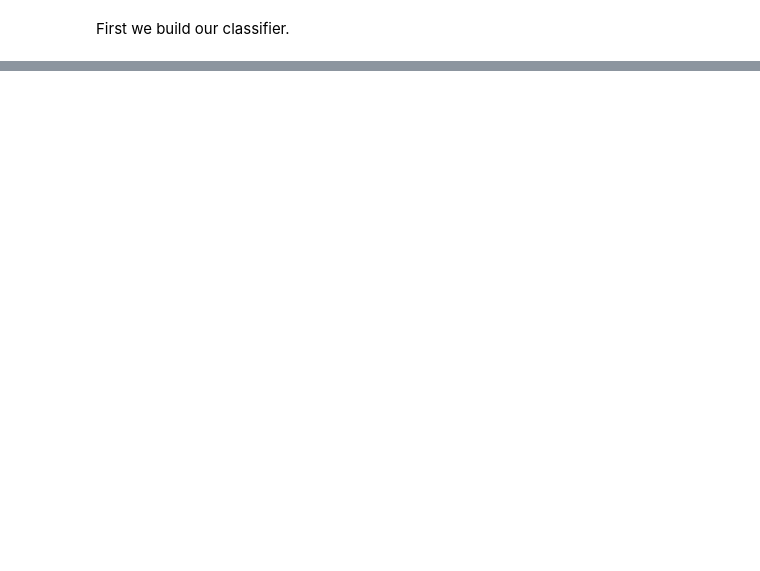
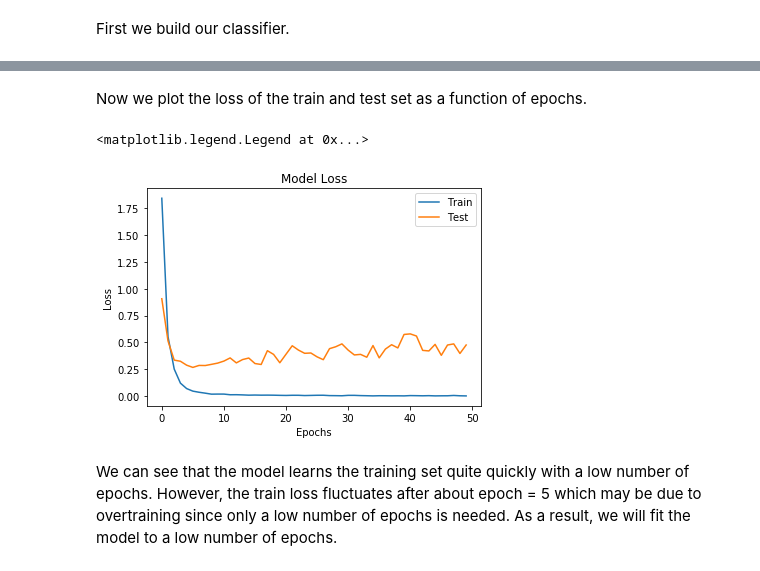
Before and after one commit to psohn/ASL_CNN, a Jupyter notebook: asl_classification_cnn.ipynb, the cells around one changed output, grey strips where cells are left out. Saved outputs shown, nothing was run; the diff lists cells and outputs as text; code cells hidden in the pictures; blank space fills up the shorter version.

```diff
--- a/asl_classification_cnn.ipynb
+++ b/asl_classification_cnn.ipynb
@@ -150,0 +160,4 @@ Now we can use the classifier in a cross validation.
+# %%
+### fitting a model ###
+
+history = classifier.fit(df_train_X, train_y, validation_data = (df_test_X, test_y))
@@ -150,0 +182,16 @@ Now we can use the classifier in a cross validation.
+# %% [markdown]
+Now we plot the loss of the train and test set as a function of epochs.
+# %%
+### plotting loss ###
+
+plt.plot(history.history['loss'])
+plt.plot(history.history['val_loss'])
+plt.title('Model Loss')
+plt.xlabel('Epochs')
+plt.ylabel('Loss')
+plt.legend(['Train', 'Test'], loc = 'upper right')
+# %% [output]
+<matplotlib.legend.Legend at 0x...>
+[figure, added]
+# %% [markdown]
+We can see that the model learns the training set quite quickly with a low number of epochs. However, the train loss fluctuates after about epoch = 5 which may be due to overtraining since only a low number of epochs is needed. As a result, we will fit the model to a low number of epochs.
```
Also changed, not shown: parts of 19 cells of this notebook.
